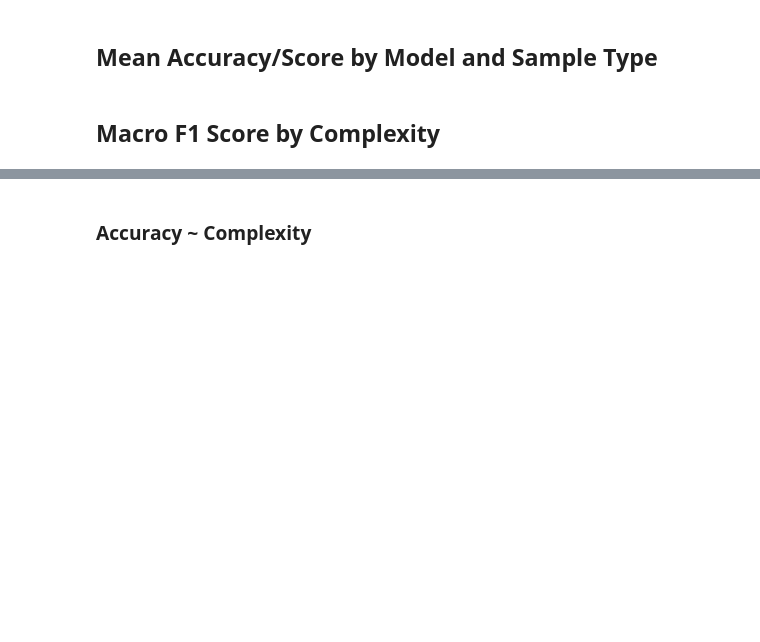
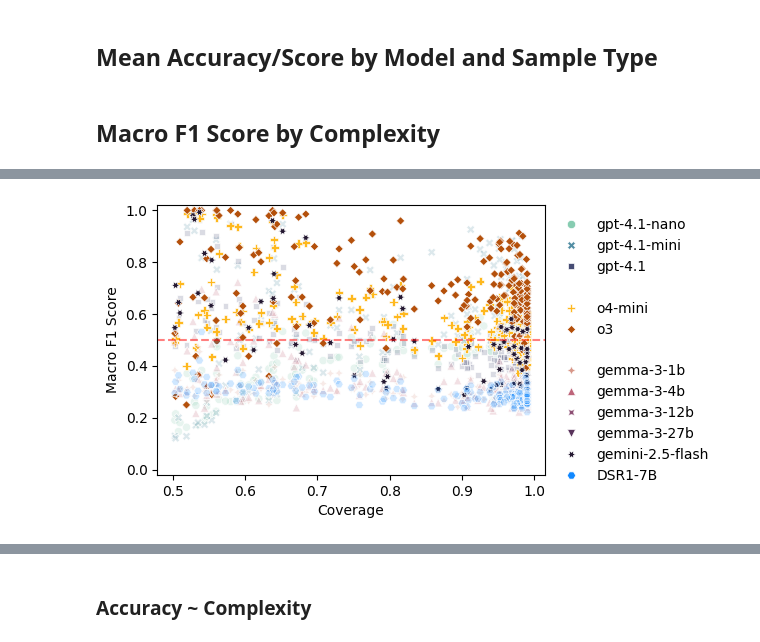
Before and after one commit to jopetty/relic, a Jupyter notebook: notebooks/analysis.ipynb, the cells around one changed output, grey strips where cells are left out. Saved outputs shown, nothing was run; the diff lists cells and outputs as text; code cells hidden in the pictures; blank space fills up the shorter version.

```diff
--- a/notebooks/analysis.ipynb
+++ b/notebooks/analysis.ipynb
@@ -1886,34 +2102,36 @@ _ = ax.axhline(
 
 sns.scatterplot(
     data=f1_df,
     x="coverage",
     y="macro_f1_score",
     style="model",
     hue="model",
     palette=PALETTES["model"],
     ax=ax,
 )
 
 filter_by_alpha(
     keys=f1_df["model"].unique(),
-    highlight=["o3", "o4-mini"],
+    highlight=["o3", "o4-mini", "gemini-2.5-flash"],
     alpha=0.2,
     ax=ax,
 )
 
 legend_format(
     keys=f1_df["model"].unique(),
     ax=ax,
 )
 
 _ = ax.set_ylim(-0.02, 1.02)
 _ = ax.set_xlabel("Coverage")
 _ = ax.set_ylabel("Macro F1 Score")
 
 plt.savefig(
     FIGURES_DIR / "coverage_vs_macro_f1.pdf",
     bbox_inches="tight",
 )
+# %% [output]
+[figure, added]
 # %%
 fig = plt.figure(figsize=(5, 3.5))
 ax = fig.add_subplot(111)
```
Also changed, not shown: parts of 27 cells of this notebook.
